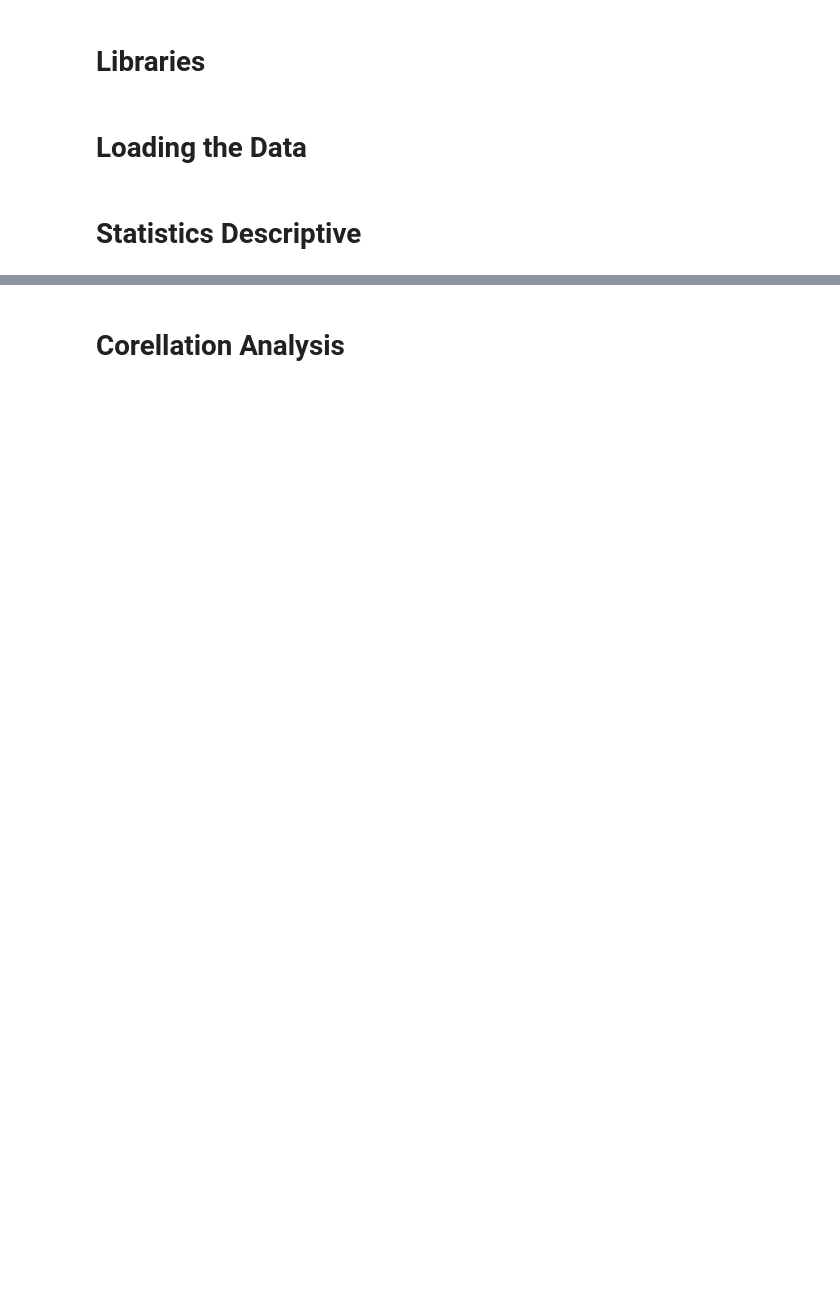
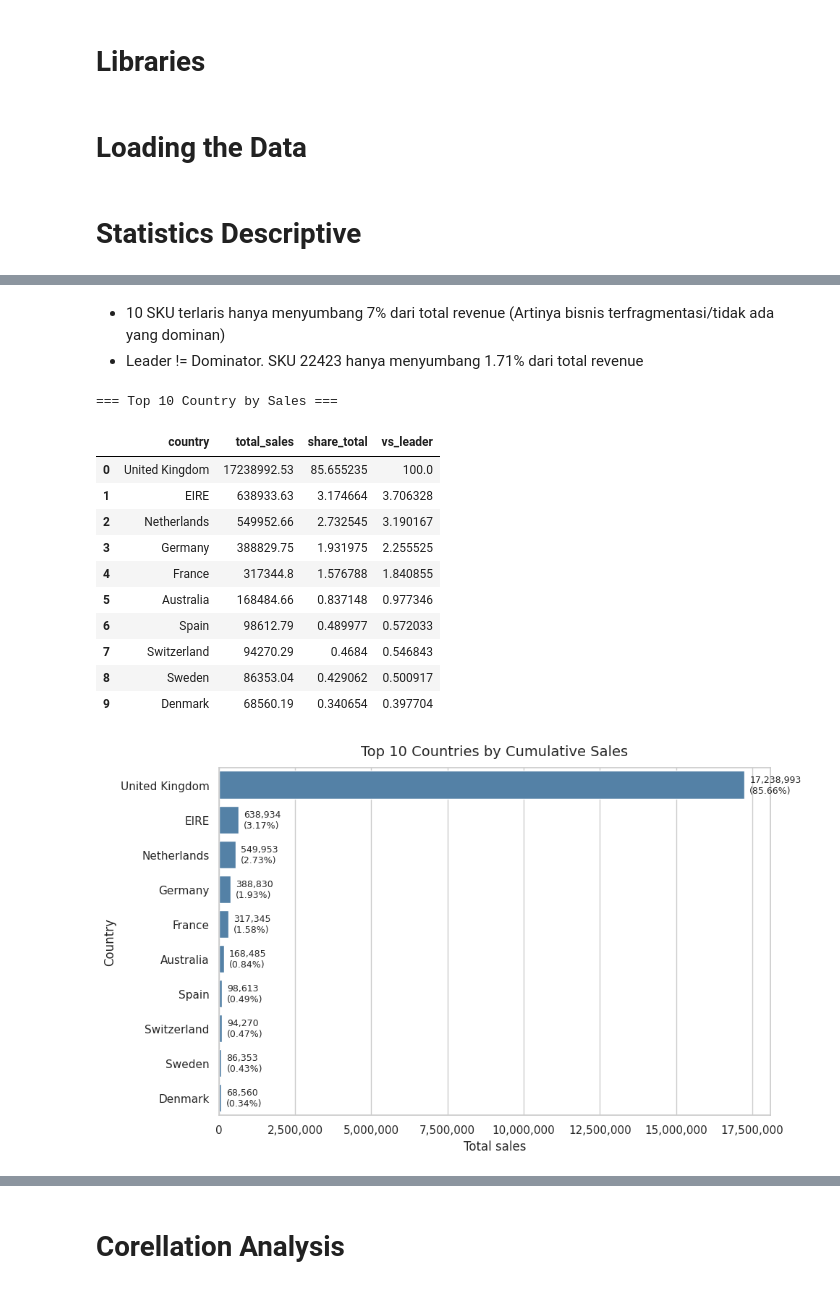
Before and after one commit to faathirchikal/kalbe-python-workshop-2025, a Jupyter notebook: 02_eda.ipynb, the cells around one changed output, grey strips where cells are left out. Saved outputs shown, nothing was run; the diff lists cells and outputs as text; code cells hidden in the pictures; blank space fills up the shorter version.

```diff
--- a/02_eda.ipynb
+++ b/02_eda.ipynb
@@ -33,0 +150,58 @@ display(df.loc[demand_zero].head(5))
+# %% [markdown]
+- 10 SKU terlaris hanya menyumbang 7% dari total revenue (Artinya bisnis terfragmentasi/tidak ada yang dominan)
+- Leader != Dominator. SKU 22423 hanya menyumbang 1.71% dari total revenue
+# %%
+# Hitung total sales per negara
+ctry_totals = (df.groupby("country")["total_sales"]
+                 .sum()
+                 .sort_values(ascending=False))
+
+grand_total = ctry_totals.sum()            # total sales semua negara
+top_ctry_df = (ctry_totals.head(TOP_N)
+               .reset_index(name="total_sales"))
+
+leader_val  = top_ctry_df["total_sales"].iloc[0]
+
+# Tambah kolom persentase
+top_ctry_df["share_total"] = 100 * top_ctry_df["total_sales"] / grand_total
+top_ctry_df["vs_leader"]   = 100 * top_ctry_df["total_sales"] / leader_val
+
+# Print table
+print("\n=== Top 10 Country by Sales ===")
+display(top_ctry_df)
+
+# Plot
+fig, ax = plt.subplots(figsize=(10, 6))
+sns.barplot(data=top_ctry_df, y="country", x="total_sales",
+            ax=ax, color="steelblue")
+
+ax.set_title(f"Top {TOP_N} Countries by Cumulative Sales", fontsize=14, pad=12)
+ax.set_xlabel("Total sales")
+ax.set_ylabel("Country")
+ax.xaxis.set_major_formatter(FuncFormatter(lambda x, _:
+                                           f"{x:,.0f}"))
+for idx, bar in enumerate(ax.patches):
+    width  = bar.get_width()
+    y_pos  = bar.get_y() + bar.get_height() / 2
+    pct    = top_ctry_df.loc[idx, "share_total"]
+    ax.text(width + 0.01 * leader_val,          # offset 1 % dari bar terpanjang
+            y_pos,
+            f"{width:,.0f}\n({pct:.2f}%)",
+            ha="left", va="center", fontsize=9)
+
+plt.tight_layout()
+plt.show()
+# %% [output]
+=== Top 10 Country by Sales ===
+|  | country | total_sales | share_total | vs_leader |
+| 0 | United Kingdom | 17238992.53 | 85.655235 | 100.0 |
+| 1 | EIRE | 638933.63 | 3.174664 | 3.706328 |
+| 2 | Netherlands | 549952.66 | 2.732545 | 3.190167 |
+| 3 | Germany | 388829.75 | 1.931975 | 2.255525 |
+| 4 | France | 317344.8 | 1.576788 | 1.840855 |
+| 5 | Australia | 168484.66 | 0.837148 | 0.977346 |
+| 6 | Spain | 98612.79 | 0.489977 | 0.572033 |
+| 7 | Switzerland | 94270.29 | 0.4684 | 0.546843 |
+| 8 | Sweden | 86353.04 | 0.429062 | 0.500917 |
+| 9 | Denmark | 68560.19 | 0.340654 | 0.397704 |
+[figure, added]
```
Also changed, not shown: parts of 42 cells of this notebook, 4 other files.
